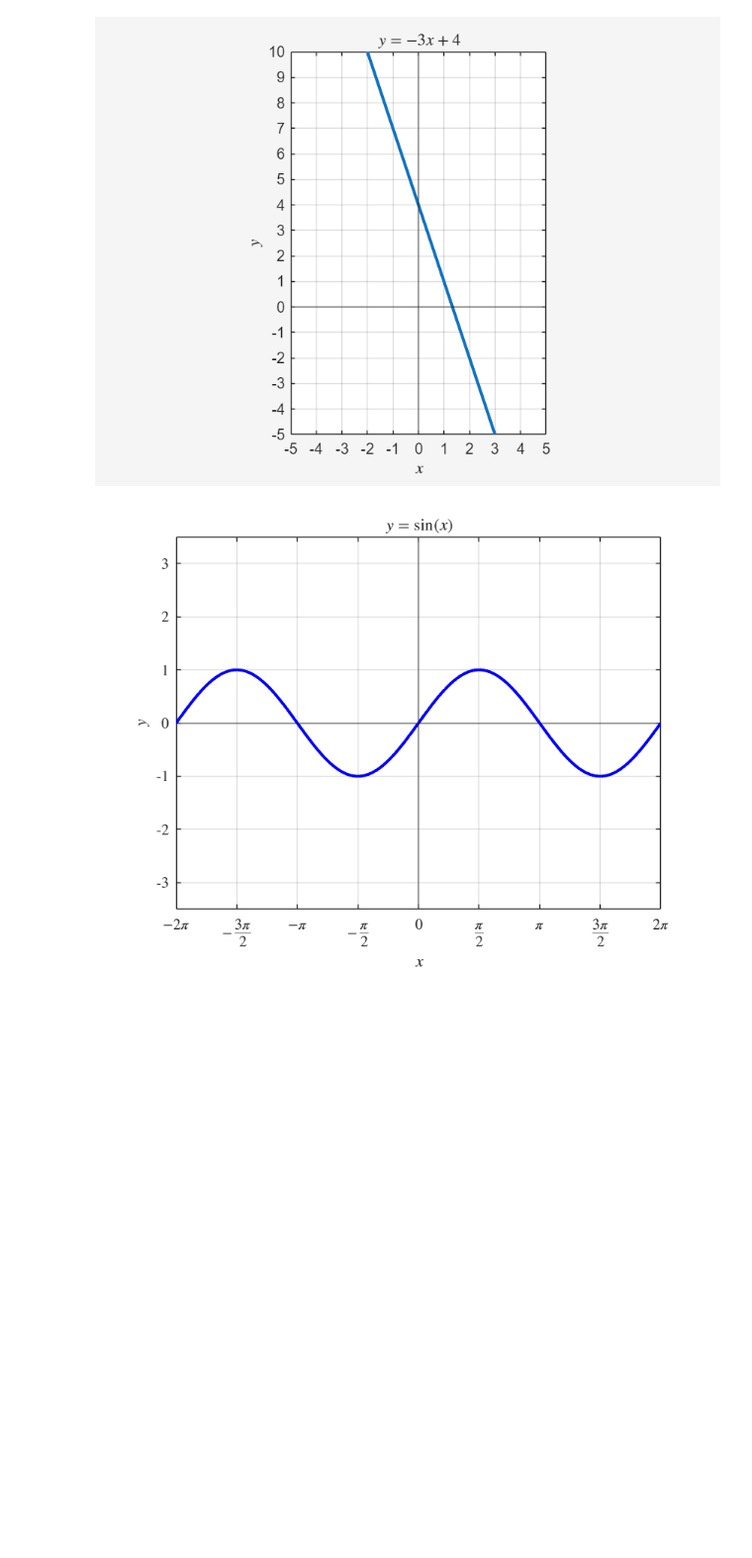
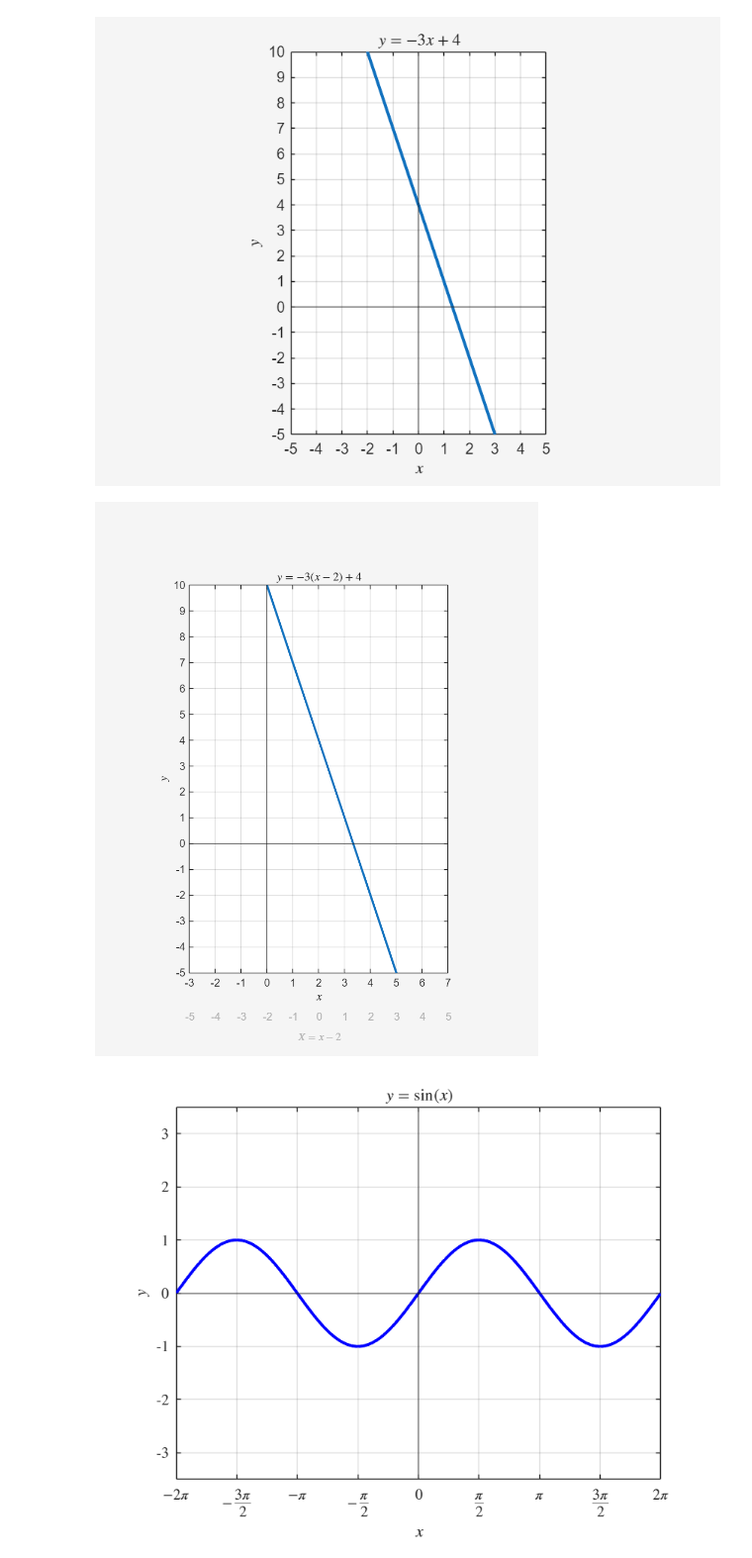
Before and after one commit to joelmiller/Laplace, a Jupyter notebook: docs/_sources/prereqs/SelfDiagnostic.ipynb, the cells around one changed output. Shown at 99% size. Drawn from its saved outputs; the diff is of its cells as text; code cells hidden in the pictures; blank space fills up the shorter version.

```diff
--- a/docs/_sources/prereqs/SelfDiagnostic.ipynb
+++ b/docs/_sources/prereqs/SelfDiagnostic.ipynb
@@ -2393,37 +2392,38 @@ ax = gca;
 
 % Make room below the axes
 ax.Units = 'normalized';
-ax.Position = [0.13, 0.24, 0.75, 0.70];
+ax.Position = [0.13, 0.15, 0.75, 0.70];
 
 % Use a coordinate system tied to the axes position
 % x is in data coordinates, y is normalized to the axes
 xvals = -3:7;
 
 % Put the new labels below the original x-axis label
 y0 = -0.1;
 
 for xval = xvals
-    % Convert x position into normalized axes coordinates
     xn = (xval - ax.XLim(1)) / diff(ax.XLim);
 
     text(ax, xn, y0, num2str(xval-2), ...
         'Units', 'normalized', ...
         'HorizontalAlignment', 'center', ...
         'VerticalAlignment', 'top', ...
         'Color', [0.7,0.7,0.7], ...
         'Clipping', 'off')
 end
 
 % Label the X coordinate system
 text(ax, 0.5, y0-0.05, '$X=x-2$', ...
     'Units', 'normalized', ...
     'Interpreter', 'latex', ...
     'HorizontalAlignment', 'center', ...
     'VerticalAlignment', 'top', ...
     'Color', [0.7,0.7,0.7], ...
     'Clipping', 'off')
 
 saveas(gcf, 'B_lineshift.png')
+# %% [output]
+[figure, added]
 # %%
 % code for generating the figures for B.8
 
```
Also changed, not shown: parts of 1 cell of this notebook, 4 other files.
